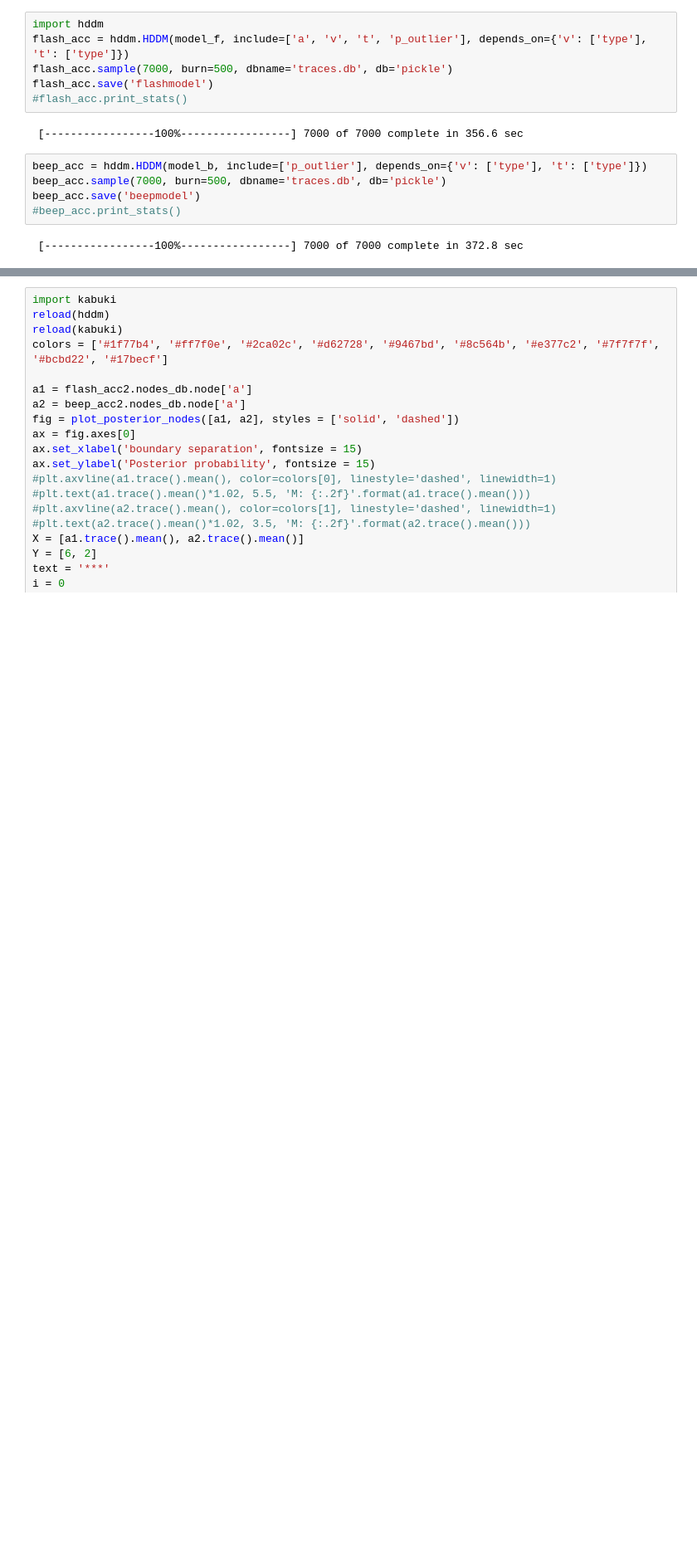
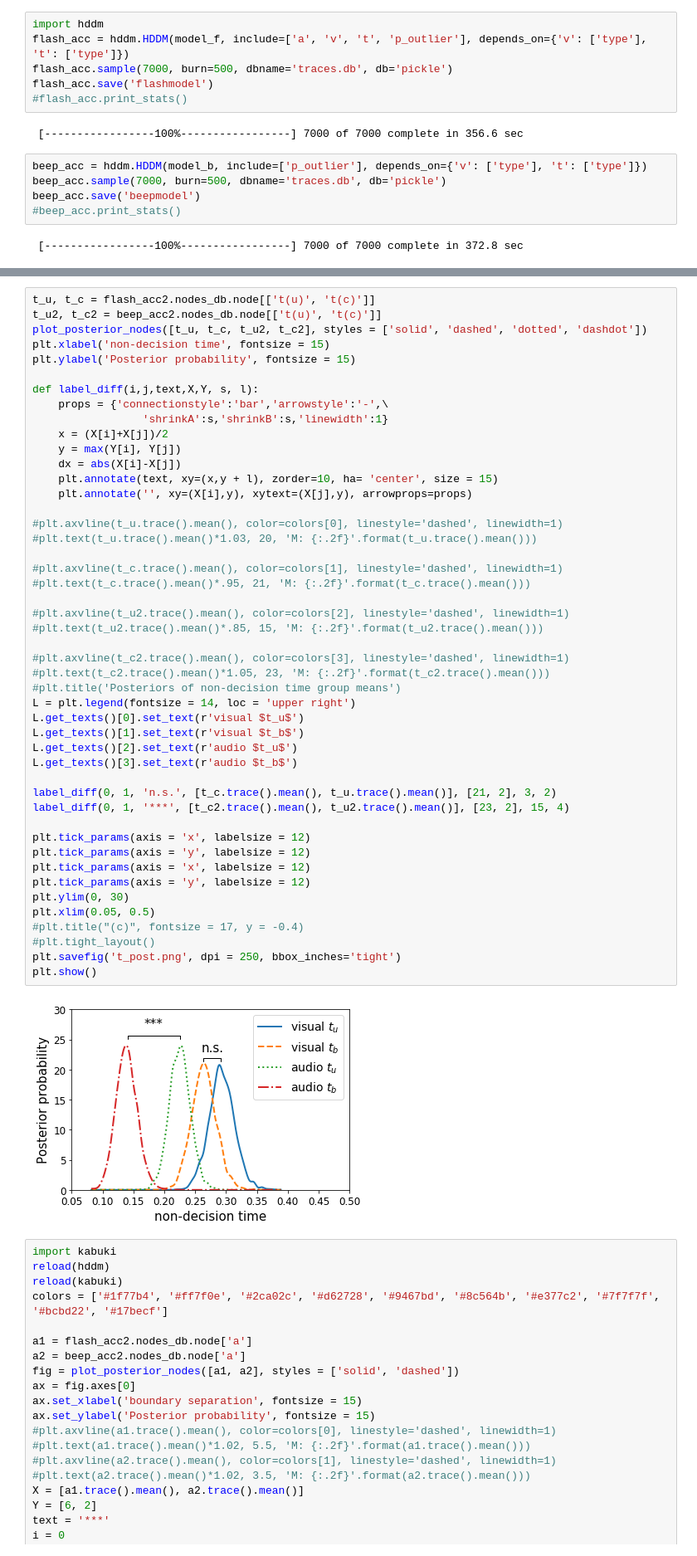
Before and after one commit to chauedwin/NumerosityHDDM, a Jupyter notebook: ExpResults.ipynb, the cells around one changed output, grey strips where cells are left out. Shown at 83% size. Saved outputs shown, nothing was run; the diff lists cells and outputs as text; blank space fills up the shorter version.

```diff
--- a/ExpResults.ipynb
+++ b/ExpResults.ipynb
@@ -1687,3 +1791,52 @@ beep_acc.save('beepmodel')
+# %%
+t_u, t_c = flash_acc2.nodes_db.node[['t(u)', 't(c)']]
+t_u2, t_c2 = beep_acc2.nodes_db.node[['t(u)', 't(c)']]
+plot_posterior_nodes([t_u, t_c, t_u2, t_c2], styles = ['solid', 'dashed', 'dotted', 'dashdot'])
+plt.xlabel('non-decision time', fontsize = 15)
+plt.ylabel('Posterior probability', fontsize = 15)
+
+def label_diff(i,j,text,X,Y, s, l):
+    props = {'connectionstyle':'bar','arrowstyle':'-',\
+                 'shrinkA':s,'shrinkB':s,'linewidth':1}
+    x = (X[i]+X[j])/2
+    y = max(Y[i], Y[j])
+    dx = abs(X[i]-X[j])
+    plt.annotate(text, xy=(x,y + l), zorder=10, ha= 'center', size = 15)
+    plt.annotate('', xy=(X[i],y), xytext=(X[j],y), arrowprops=props)
+
+#plt.axvline(t_u.trace().mean(), color=colors[0], linestyle='dashed', linewidth=1)
+#plt.text(t_u.trace().mean()*1.03, 20, 'M: {:.2f}'.format(t_u.trace().mean()))
+
+#plt.axvline(t_c.trace().mean(), color=colors[1], linestyle='dashed', linewidth=1)
+#plt.text(t_c.trace().mean()*.95, 21, 'M: {:.2f}'.format(t_c.trace().mean()))
+
+#plt.axvline(t_u2.trace().mean(), color=colors[2], linestyle='dashed', linewidth=1)
+#plt.text(t_u2.trace().mean()*.85, 15, 'M: {:.2f}'.format(t_u2.trace().mean()))
+
+#plt.axvline(t_c2.trace().mean(), color=colors[3], linestyle='dashed', linewidth=1)
+#plt.text(t_c2.trace().mean()*1.05, 23, 'M: {:.2f}'.format(t_c2.trace().mean()))
+#plt.title('Posteriors of non-decision time group means')
+L = plt.legend(fontsize = 14, loc = 'upper right')
+L.get_texts()[0].set_text(r'visual $t_u$')
+L.get_texts()[1].set_text(r'visual $t_b$')
+L.get_texts()[2].set_text(r'audio $t_u$')
+L.get_texts()[3].set_text(r'audio $t_b$')
+
+label_diff(0, 1, 'n.s.', [t_c.trace().mean(), t_u.trace().mean()], [21, 2], 3, 2)
+label_diff(0, 1, '***', [t_c2.trace().mean(), t_u2.trace().mean()], [23, 2], 15, 4)
+
+plt.tick_params(axis = 'x', labelsize = 12)
+plt.tick_params(axis = 'y', labelsize = 12)
+plt.tick_params(axis = 'x', labelsize = 12)
+plt.tick_params(axis = 'y', labelsize = 12)
+plt.ylim(0, 30)
+plt.xlim(0.05, 0.5)
+#plt.title("(c)", fontsize = 17, y = -0.4)
+#plt.tight_layout()
+plt.savefig('t_post.png', dpi = 250, bbox_inches='tight')
+plt.show()
+# %% [output]
+[figure, added]
 # %%
 import kabuki
 reload(hddm)
```
Also changed, not shown: parts of 2 cells of this notebook, 25 other files.
